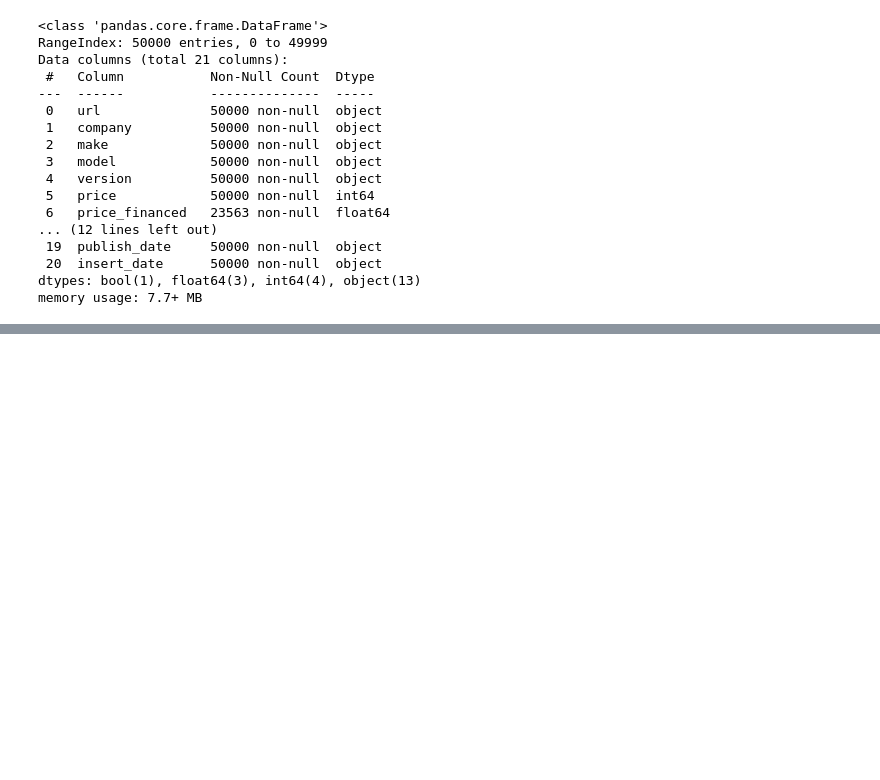
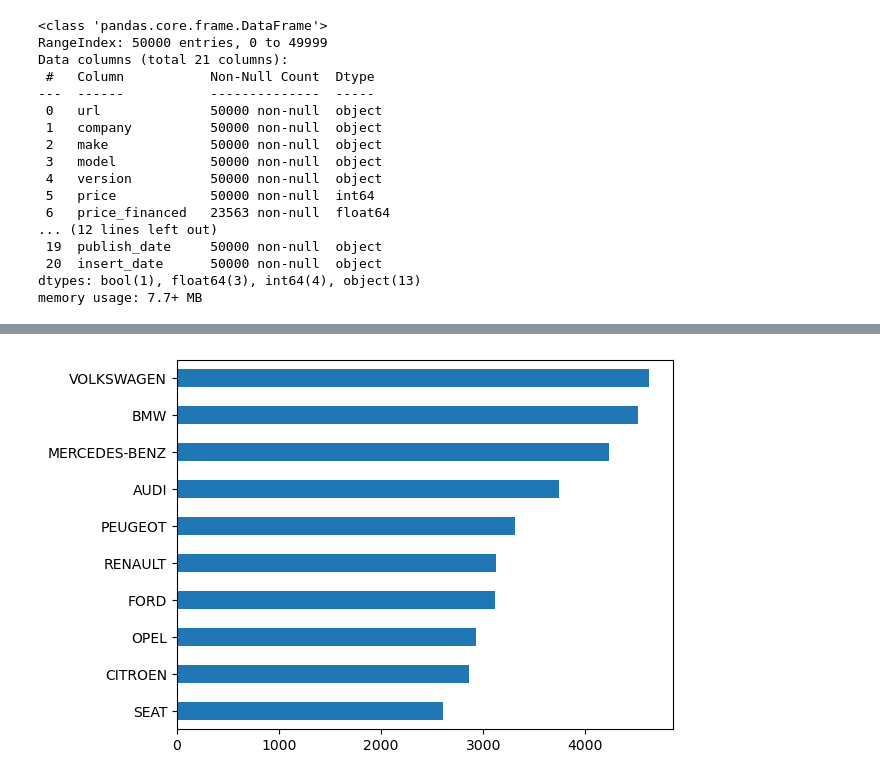
Before and after one commit to jdonosop/proyecto-portafolio, a Jupyter notebook: notebooks/Notebook_1.ipynb, the cells around one changed output, grey strips where cells are left out. Cells and saved outputs as stored; diff of their text form; code cells hidden in the pictures; blank space fills up the shorter version.

```diff
--- a/notebooks/Notebook_1.ipynb
+++ b/notebooks/Notebook_1.ipynb
@@ -150,0 +96,5 @@ dtype: float64
+# %%
+#categorizamos campo kms
+
+df['kms_cat'] = pd.qcut(df.kms,10)
+df.head()
@@ -150,0 +237,4 @@ dtype: float64
+# %%
+df['make'].value_counts().head(10).sort_values().plot.barh();
+# %% [output]
+[figure, added]
```
Also changed, not shown: parts of 30 cells of this notebook.
